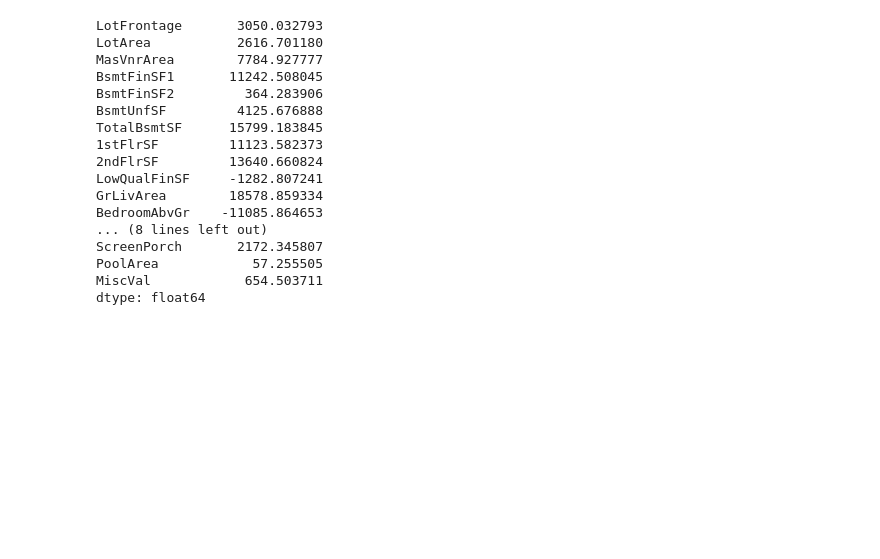
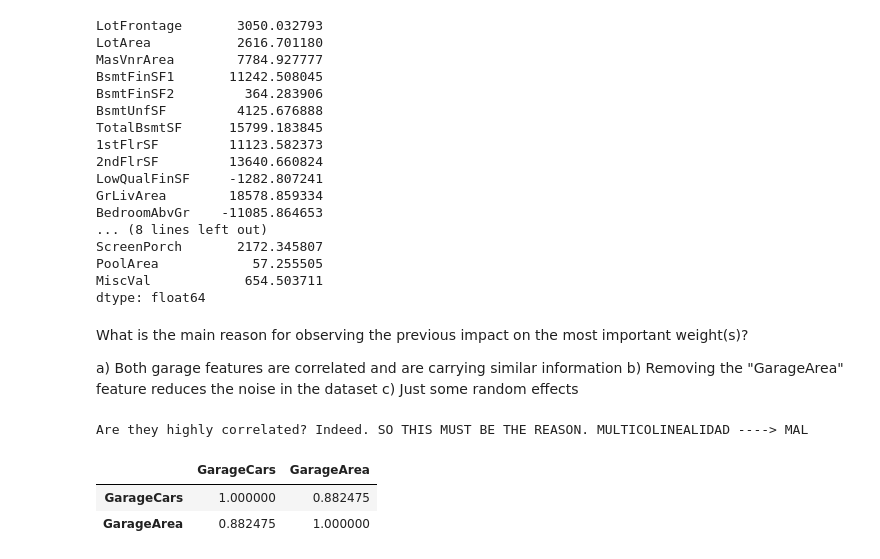
Before and after one commit to xBorja042/INRIA_SCIKITLEARN, a Jupyter notebook: 4.-linear_models/QUIZ_linear_models_questions.ipynb, the cells around one changed output. Drawn from its saved outputs; the diff is of its cells as text; code cells hidden in the pictures; blank space fills up the shorter version.

```diff
--- a/4.-linear_models/QUIZ_linear_models_questions.ipynb
+++ b/4.-linear_models/QUIZ_linear_models_questions.ipynb
@@ -182,3 +182,15 @@ ScreenPorch       2172.345807
 PoolArea            57.255505
 MiscVal            654.503711
 dtype: float64
+# %% [markdown]
+What is the main reason for observing the previous impact on the most important weight(s)?
+
+ a) Both garage features are correlated and are carrying similar information b) Removing the "GarageArea" feature reduces the noise in the dataset c) Just some random effects
+# %%
+print("Are they highly correlated? Indeed. SO THIS MUST BE THE REASON. MULTICOLINEALIDAD ----> MAL")
+data[["GarageCars", "GarageArea"]].corr()
+# %% [output]
+Are they highly correlated? Indeed. SO THIS MUST BE THE REASON. MULTICOLINEALIDAD ----> MAL
+|  | GarageCars | GarageArea |
+| GarageCars | 1.000000 | 0.882475 |
+| GarageArea | 0.882475 | 1.000000 |
```
Also changed, not shown: parts of 7 cells of this notebook.
